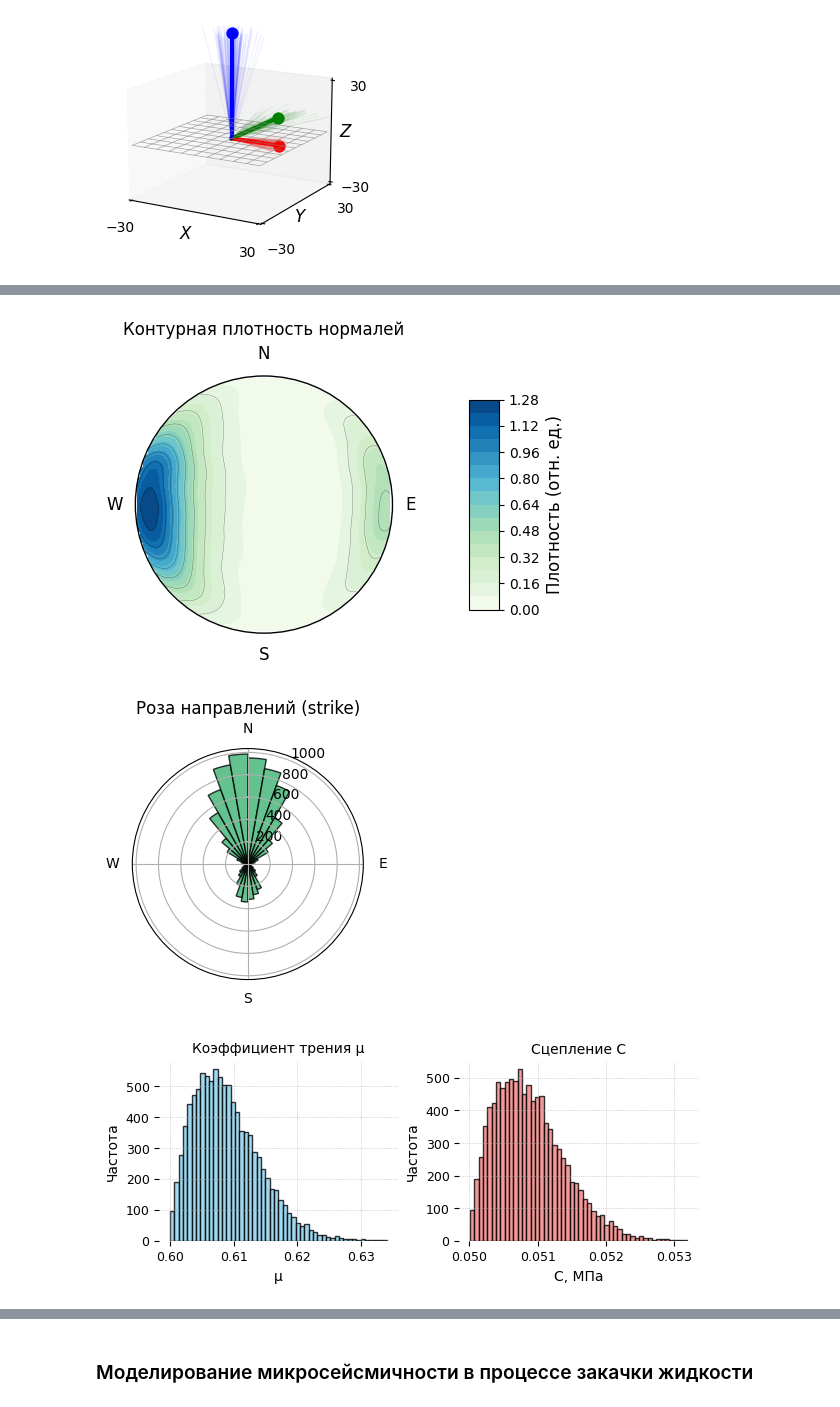
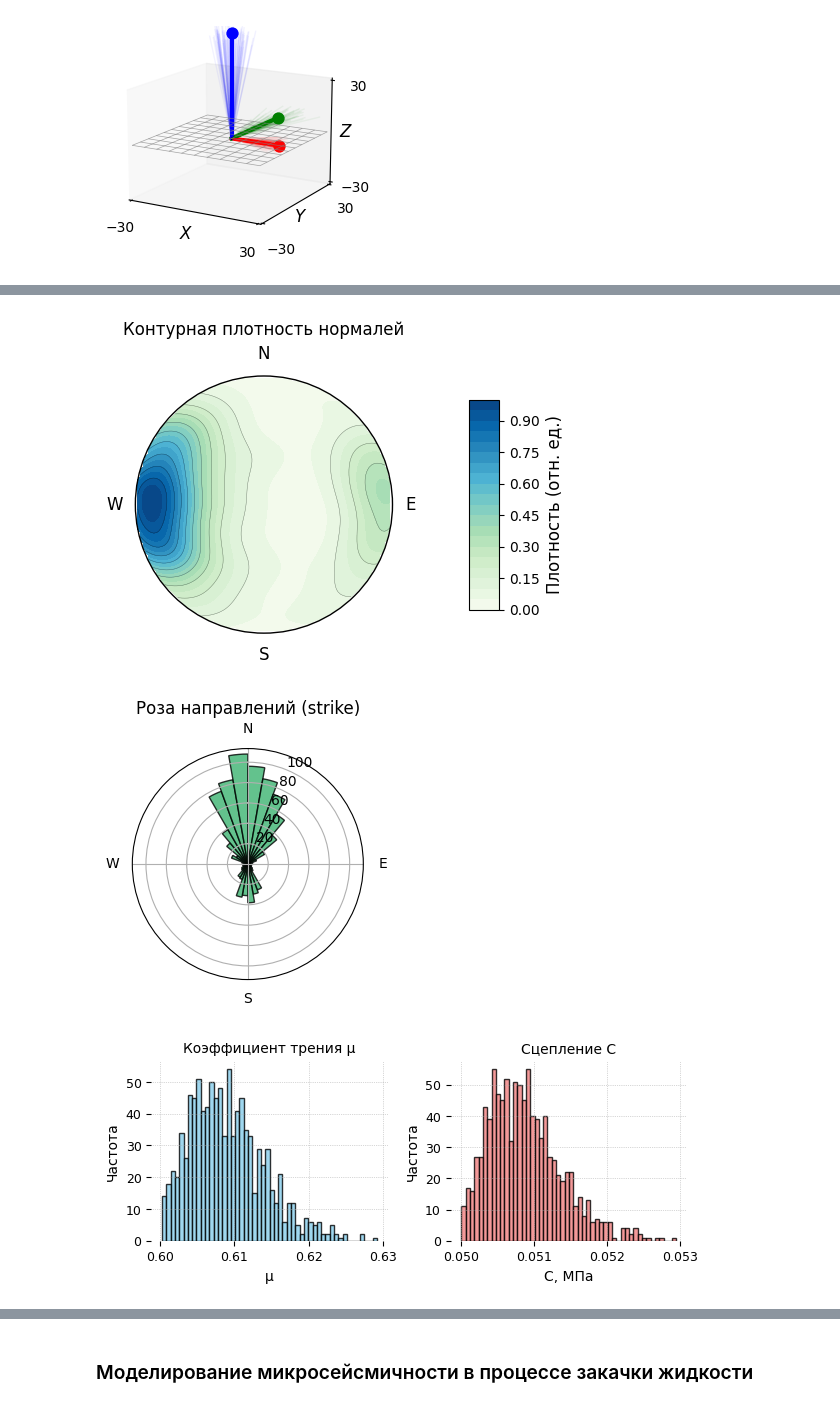
Before and after one commit to mexalon/mm2, a Jupyter notebook: pore_press_to_events.ipynb, the cells around one changed output, grey strips where cells are left out. Saved outputs shown, nothing was run; the diff lists cells and outputs as text; code cells hidden in the pictures.

```diff
--- a/pore_press_to_events.ipynb
+++ b/pore_press_to_events.ipynb
@@ -121,7 +121,7 @@ seed.mu, seed.normal # и т.д.
 # генерируем для него ансамбль из нужного количства случайно ориентированных трещин.
 # Если не задавать параметры масштаба, типа mu_weibull_scale, то все коэффициенты mu будут как у матринской трещины
 # получаем массив из N векторов нормалей к плоскости трещин, и всего прочего, что может понадобится
-normals, strikes, dips, mus, cohesions = seed.generate_ensemble(N=10000, kappa=5, mu_weibull_scale=0.01, cohesion_weibull_scale=0.001)
+normals, strikes, dips, mus, cohesions = seed.generate_ensemble(N=1000, kappa=5, mu_weibull_scale=0.01, cohesion_weibull_scale=0.001)
 
 # для ориентаций трещин можно воспользоваться другим классом, с нормально распределенными углами страйк и дип,
 # возможно это в будущем пригодится для модели восстановления ориентации
@@ -142,6 +142,6 @@ plot_mu_cohesion_histograms(mus, cohesions)
-[figure, old version]
+[figure, new version]
-[figure, old version]
+[figure, new version]
-[figure, old version]
+[figure, new version]
 # %%
 from methods.colomb_things import critical_pore_pressure, compute_normal_and_shear_ensemble, check_coulomb_failure
 from methods.colomb_things_plotting import plot_coulomb_diagram, plot_coulomb_diagram_density
```
Also changed, not shown: parts of 3 cells of this notebook, 4 other files.
